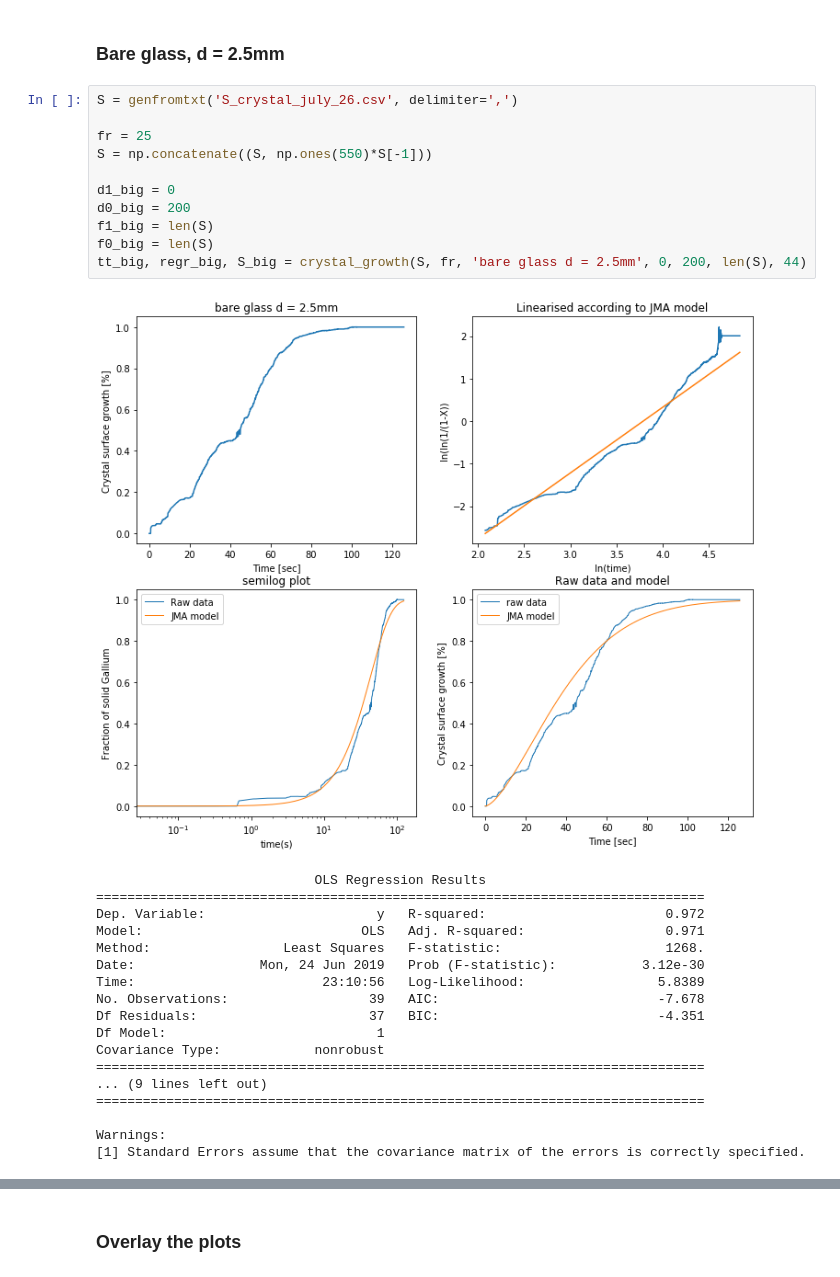
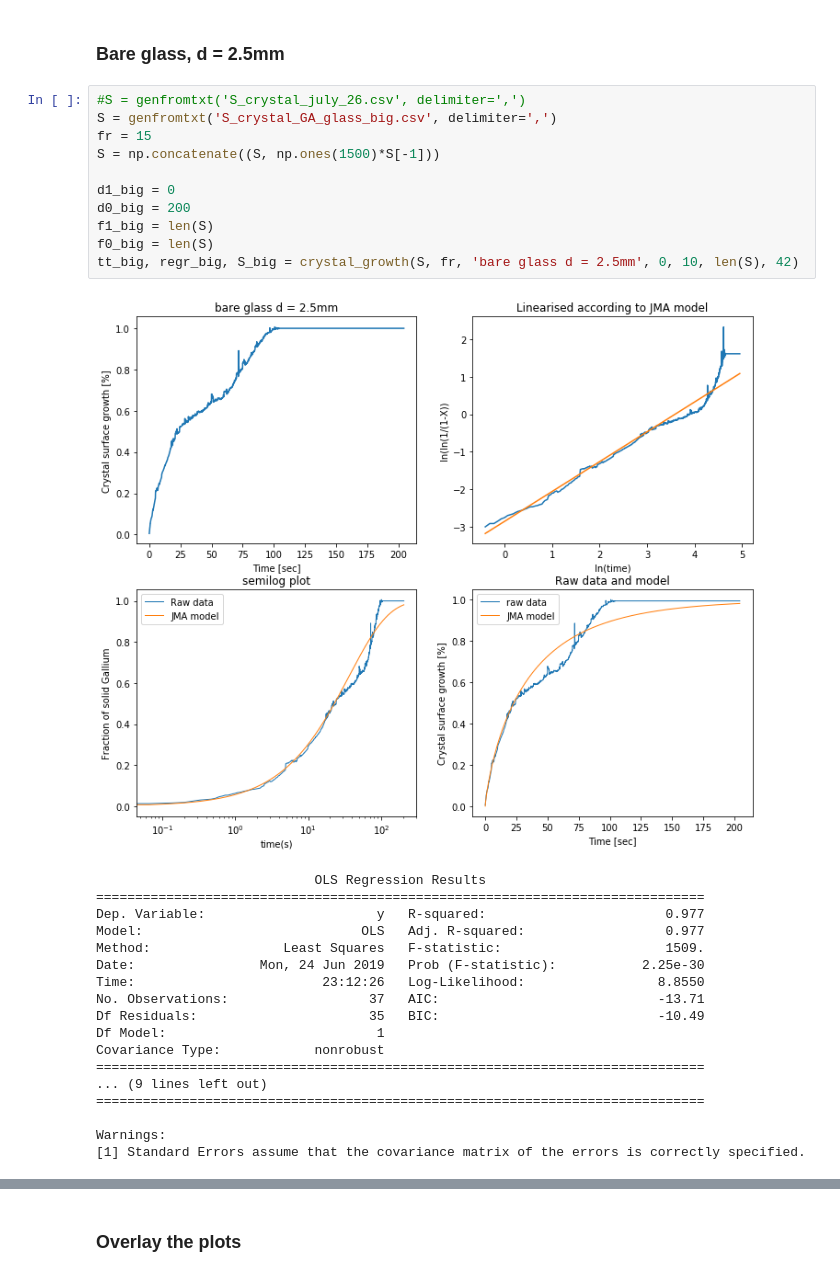
Before and after one commit to Alienor134/crystallization, a Jupyter notebook: plots_JMA.ipynb, the cells around one changed output, grey strips where cells are left out. Saved outputs shown, nothing was run; the diff lists cells and outputs as text.

```diff
--- a/plots_JMA.ipynb
+++ b/plots_JMA.ipynb
@@ -167,27 +167,27 @@ Warnings:
 # %% [markdown]
 ### Bare glass, d = 2.5mm
 # %%
-S = genfromtxt('S_crystal_july_26.csv', delimiter=',')
-
-fr = 25
-S = np.concatenate((S, np.ones(550)*S[-1]))
+#S = genfromtxt('S_crystal_july_26.csv', delimiter=',')
+S = genfromtxt('S_crystal_GA_glass_big.csv', delimiter=',')
+fr = 15
+S = np.concatenate((S, np.ones(1500)*S[-1]))
 
 d1_big = 0
 d0_big = 200
 f1_big = len(S)
 f0_big = len(S)
-tt_big, regr_big, S_big = crystal_growth(S, fr, 'bare glass d = 2.5mm', 0, 200, len(S), 44)
+tt_big, regr_big, S_big = crystal_growth(S, fr, 'bare glass d = 2.5mm', 0, 10, len(S), 42)
 # %% [output]
-[figure, old version]
+[figure, new version]
                             OLS Regression Results
 ==============================================================================
-Dep. Variable:                      y   R-squared:                       0.972
-Model:                            OLS   Adj. R-squared:                  0.971
-Method:                 Least Squares   F-statistic:                     1268.
-Date:                Mon, 24 Jun 2019   Prob (F-statistic):           3.12e-30
-Time:                        23:10:56   Log-Likelihood:                 5.8389
-No. Observations:                  39   AIC:                            -7.678
-Df Residuals:                      37   BIC:                            -4.351
+Dep. Variable:                      y   R-squared:                       0.977
+Model:                            OLS   Adj. R-squared:                  0.977
+Method:                 Least Squares   F-statistic:                     1509.
+Date:                Mon, 24 Jun 2019   Prob (F-statistic):           2.25e-30
+Time:                        23:12:26   Log-Likelihood:                 8.8550
+No. Observations:                  37   AIC:                            -13.71
+Df Residuals:                      35   BIC:                            -10.49
 Df Model:                           1
 Covariance Type:            nonrobust
 ==============================================================================
```
Also changed, not shown: parts of 10 cells of this notebook, 1 other file.
